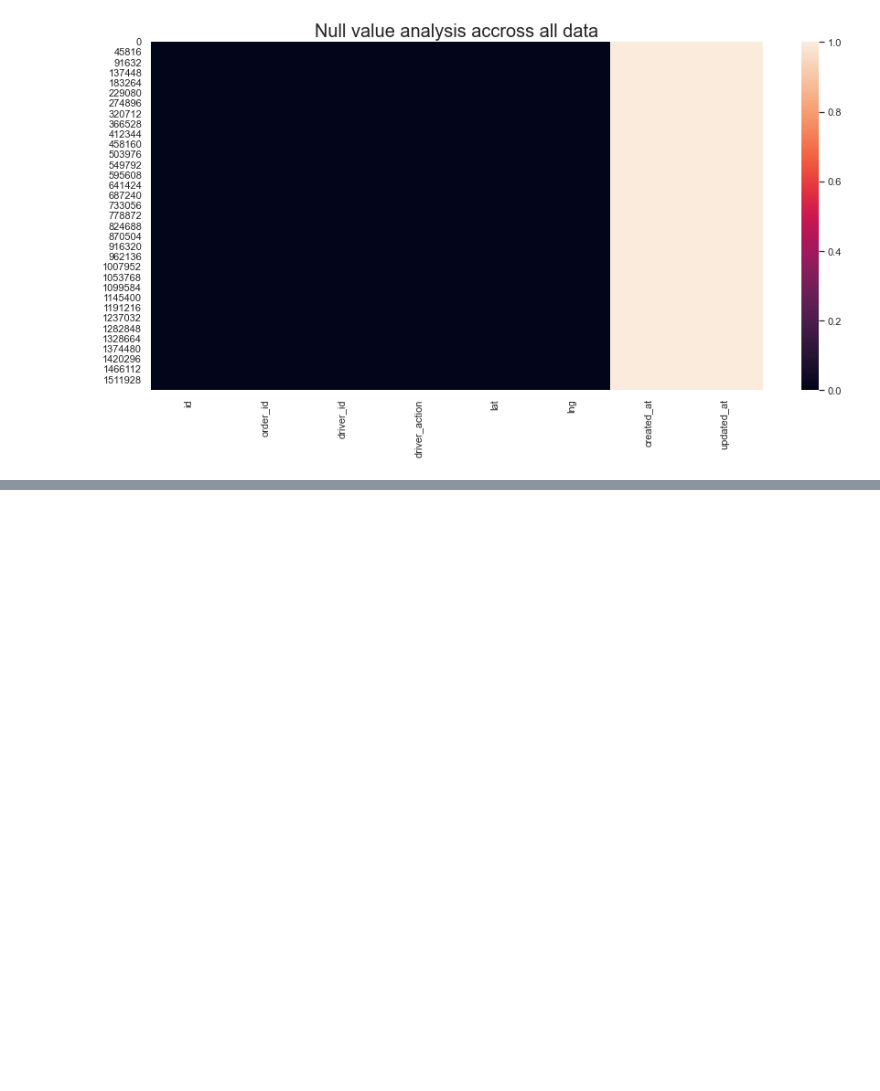
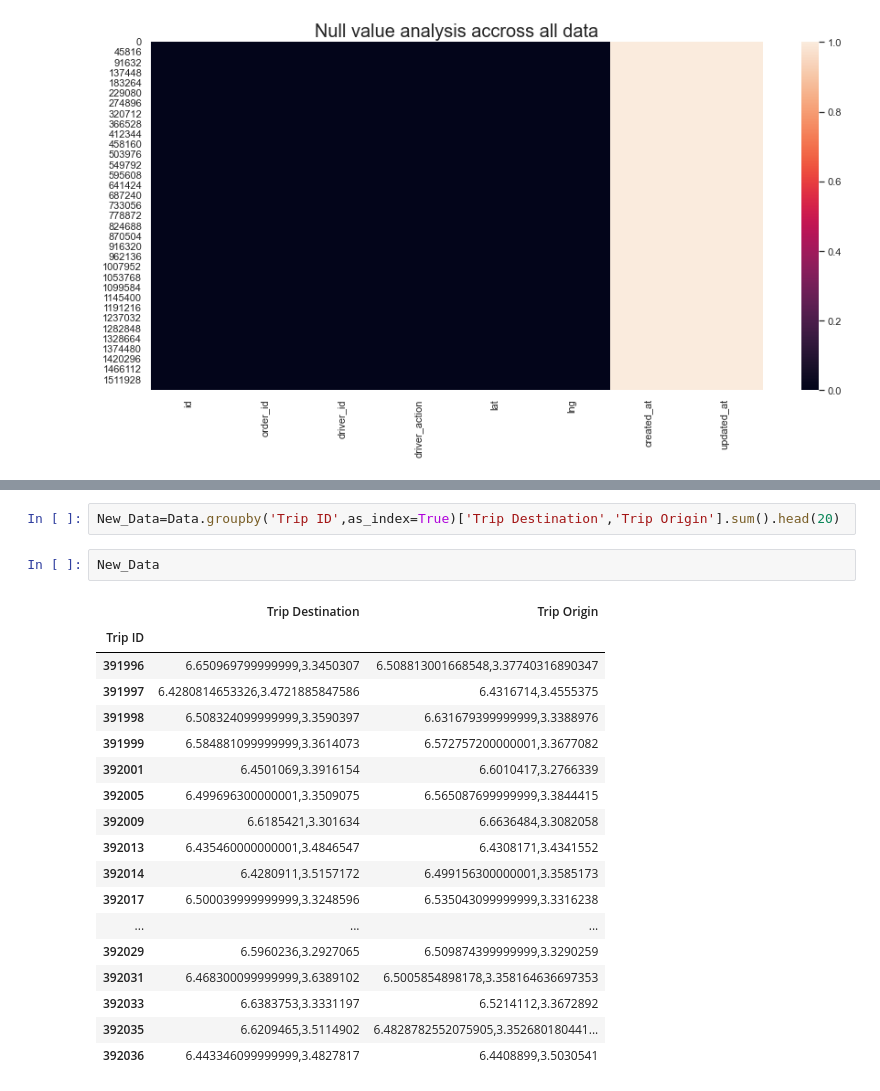
Before and after one commit to BekaluTa/Drivers-Delivery-with-Cuasual-Infrence, a Jupyter notebook: Notebook/EDA.ipynb, the cells around one changed output, grey strips where cells are left out. Drawn from its saved outputs; the diff is of its cells as text; blank space fills up the shorter version.

```diff
--- a/Notebook/EDA.ipynb
+++ b/Notebook/EDA.ipynb
@@ -145,0 +197,23 @@ plt.show()
+# %%
+New_Data=Data.groupby('Trip ID',as_index=True)['Trip Destination','Trip Origin'].sum().head(20)
+# %%
+New_Data
+# %% [output]
+|  | Trip Destination | Trip Origin |
+| Trip ID |  |  |
+| 391996 | 6.650969799999999,3.3450307 | 6.508813001668548,3.37740316890347 |
+| 391997 | 6.4280814653326,3.4721885847586 | 6.4316714,3.4555375 |
+| 391998 | 6.508324099999999,3.3590397 | 6.631679399999999,3.3388976 |
+| 391999 | 6.584881099999999,3.3614073 | 6.572757200000001,3.3677082 |
+| 392001 | 6.4501069,3.3916154 | 6.6010417,3.2766339 |
+| 392005 | 6.499696300000001,3.3509075 | 6.565087699999999,3.3844415 |
+| 392009 | 6.6185421,3.301634 | 6.6636484,3.3082058 |
+| 392013 | 6.435460000000001,3.4846547 | 6.4308171,3.4341552 |
+| 392014 | 6.4280911,3.5157172 | 6.499156300000001,3.3585173 |
+| 392017 | 6.500039999999999,3.3248596 | 6.535043099999999,3.3316238 |
+| ... | ... | ... |
+| 392029 | 6.5960236,3.2927065 | 6.509874399999999,3.3290259 |
+| 392031 | 6.468300099999999,3.6389102 | 6.5005854898178,3.358164636697353 |
+| 392033 | 6.6383753,3.3331197 | 6.5214112,3.3672892 |
+| 392035 | 6.6209465,3.5114902 | 6.4828782552075905,3.352680180441... |
+| 392036 | 6.443346099999999,3.4827817 | 6.4408899,3.5030541 |
```
Also changed, not shown: parts of 9 cells of this notebook.
